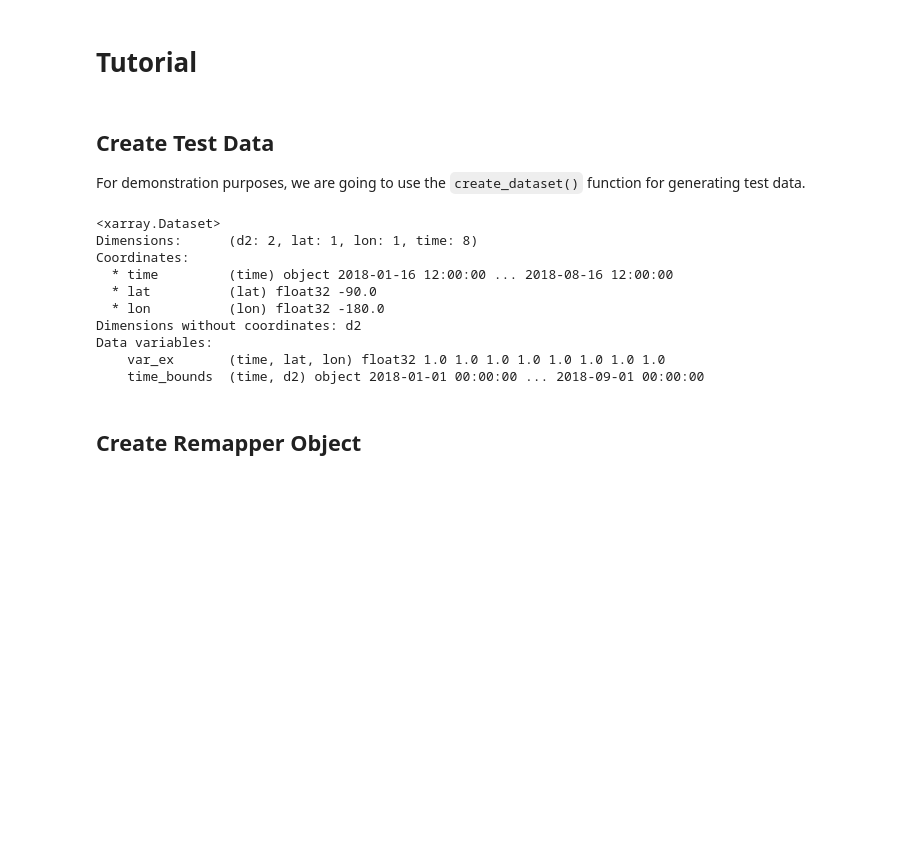
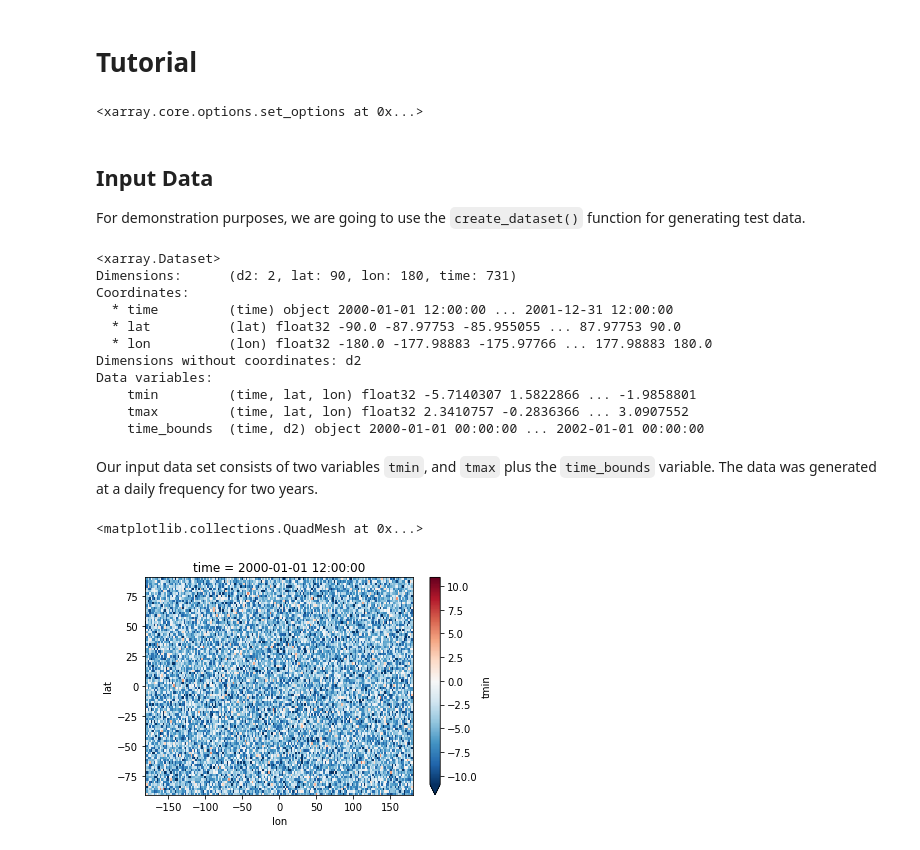
Before and after one commit to NCAR/xgriddedaxis, a Jupyter notebook: docs/source/notebooks/tutorial.ipynb, the cells around one changed output. Drawn from its saved outputs; the diff is of its cells as text; code cells hidden in the pictures; blank space fills up the shorter version.

```diff
--- a/docs/source/notebooks/tutorial.ipynb
+++ b/docs/source/notebooks/tutorial.ipynb
@@ -3,23 +3,33 @@
 # %%
 from xtimeutil import Remapper
 from xtimeutil.testing import create_dataset
+import xarray as xr
+xr.set_options(display_style="html")
+# %% [output]
+<xarray.core.options.set_options at 0x...>
 # %% [markdown]
-## Create Test Data
+## Input Data
 
 For demonstration purposes, we are going to use the `create_dataset()` function for generating test data.
 # %%
-ds = create_dataset(start='2018-01-01', end='2018-08-01', freq='MS')
+ds = create_dataset(start='2000-01-01', end='2002-01-01', freq='D', nlats=90, nlons=180)
 ds
 # %% [output]
 <xarray.Dataset>
-Dimensions:      (d2: 2, lat: 1, lon: 1, time: 8)
+Dimensions:      (d2: 2, lat: 90, lon: 180, time: 731)
 Coordinates:
-  * time         (time) object 2018-01-16 12:00:00 ... 2018-08-16 12:00:00
-  * lat          (lat) float32 -90.0
-  * lon          (lon) float32 -180.0
+  * time         (time) object 2000-01-01 12:00:00 ... 2001-12-31 12:00:00
+  * lat          (lat) float32 -90.0 -87.97753 -85.955055 ... 87.97753 90.0
+  * lon          (lon) float32 -180.0 -177.98883 -175.97766 ... 177.98883 180.0
 Dimensions without coordinates: d2
 Data variables:
-    var_ex       (time, lat, lon) float32 1.0 1.0 1.0 1.0 1.0 1.0 1.0 1.0
-    time_bounds  (time, d2) object 2018-01-01 00:00:00 ... 2018-09-01 00:00:00
+    tmin         (time, lat, lon) float32 -5.7140307 1.5822866 ... -1.9858801
+    tmax         (time, lat, lon) float32 2.3410757 -0.2836366 ... 3.0907552
+    time_bounds  (time, d2) object 2000-01-01 00:00:00 ... 2002-01-01 00:00:00
-# %% [markdown]
-## Create Remapper Object
+# %% [markdown]
+Our input data set consists of two variables `tmin`, and `tmax` plus the `time_bounds` variable. The data was generated at a daily frequency for two years.
+# %%
+ds.tmin.isel(time=0).plot(robust=True)
+# %% [output]
+<matplotlib.collections.QuadMesh at 0x...>
+[figure, added]
```
Also changed, not shown: parts of 24 cells of this notebook, 1 other file.
